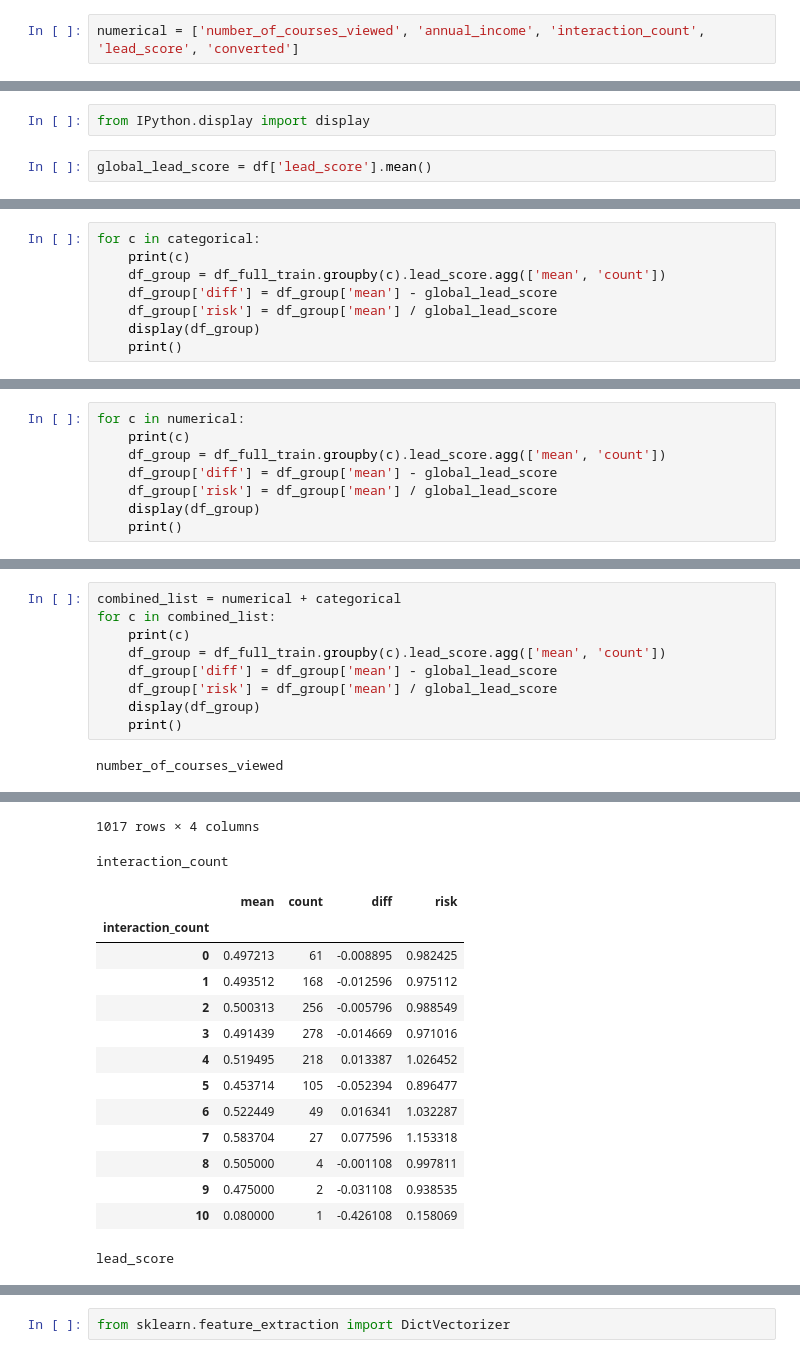
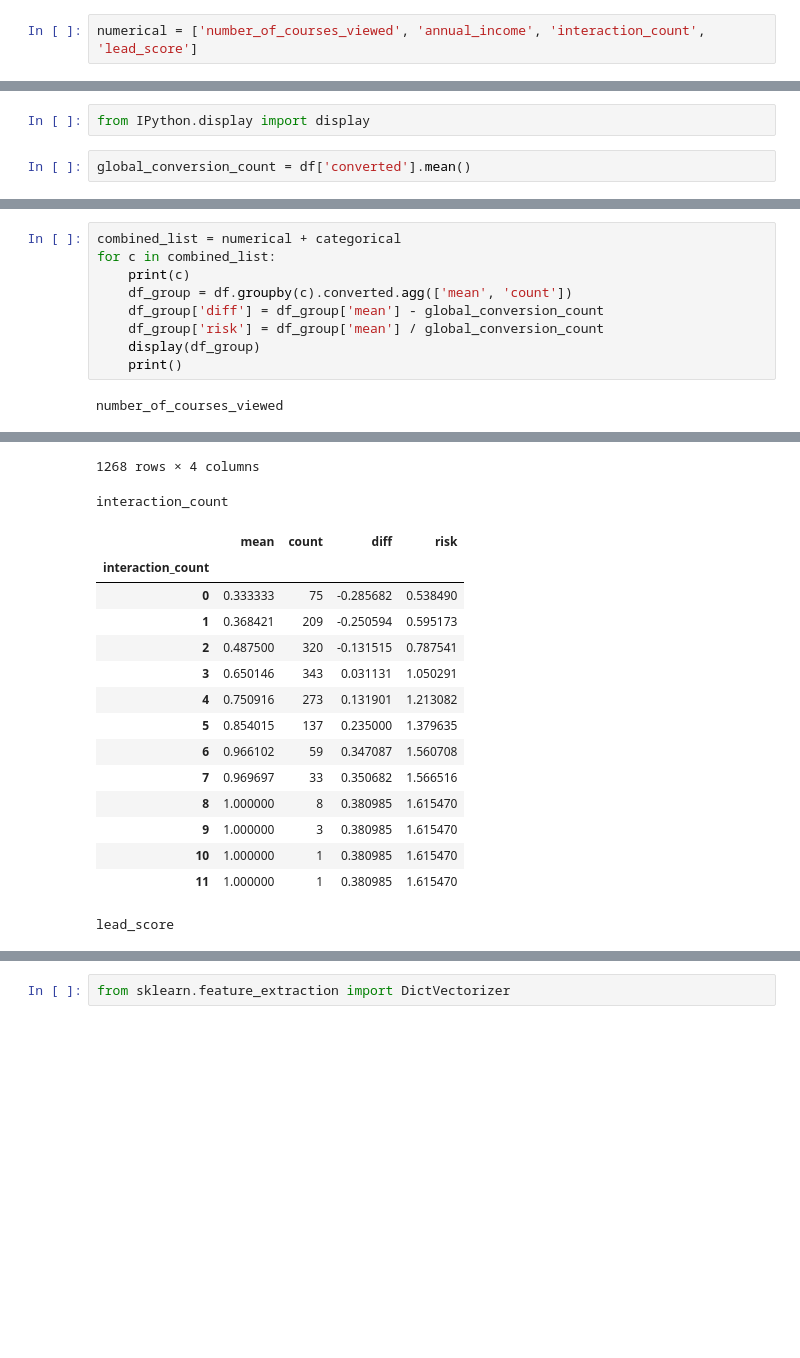
Before and after one commit to clicksuku/skpmlzoomcamp, a Jupyter notebook: Module3/Module 3_Homework.ipynb, the cells around one changed output, grey strips where cells are left out. Cells and saved outputs as stored; diff of their text form; blank space fills up the shorter version.

```diff
--- a/Module3/Module 3_Homework.ipynb
+++ b/Module3/Module 3_Homework.ipynb
@@ -38,7 +25,7 @@ categorical
 # %% [output]
 ['lead_source', 'industry', 'employment_status', 'location']
 # %%
-numerical = ['number_of_courses_viewed', 'annual_income', 'interaction_count', 'lead_score', 'converted']
+numerical = ['number_of_courses_viewed', 'annual_income', 'interaction_count', 'lead_score']
 # %%
 df[numerical]
 # %% [output]
@@ -140,5 +106,5 @@ Name: proportion, Length: 101, dtype: float64
 # %%
 from IPython.display import display
 # %%
-global_lead_score = df['lead_score'].mean()
+global_conversion_count = df['converted'].mean()
 # %%
@@ -148,8 +113,0 @@ global_lead_score
-# %%
-for c in categorical:
-    print(c)
-    df_group = df_full_train.groupby(c).lead_score.agg(['mean', 'count'])
-    df_group['diff'] = df_group['mean'] - global_lead_score
-    df_group['risk'] = df_group['mean'] / global_lead_score
-    display(df_group)
-    print()
@@ -196,8 +113,0 @@ location
-# %%
-for c in numerical:
-    print(c)
-    df_group = df_full_train.groupby(c).lead_score.agg(['mean', 'count'])
-    df_group['diff'] = df_group['mean'] - global_lead_score
-    df_group['risk'] = df_group['mean'] / global_lead_score
-    display(df_group)
-    print()
@@ -268,9 +115,9 @@ converted
 combined_list = numerical + categorical
 for c in combined_list:
     print(c)
-    df_group = df_full_train.groupby(c).lead_score.agg(['mean', 'count'])
-    df_group['diff'] = df_group['mean'] - global_lead_score
-    df_group['risk'] = df_group['mean'] / global_lead_score
+    df_group = df.groupby(c).converted.agg(['mean', 'count'])
+    df_group['diff'] = df_group['mean'] - global_conversion_count
+    df_group['risk'] = df_group['mean'] / global_conversion_count
     display(df_group)
     print()
 # %% [output]
@@ -304,18 +151,19 @@ annual_income
-1017 rows × 4 columns
+1268 rows × 4 columns
 interaction_count
 |  | mean | count | diff | risk |
 | interaction_count |  |  |  |  |
-| 0 | 0.497213 | 61 | -0.008895 | 0.982425 |
-| 1 | 0.493512 | 168 | -0.012596 | 0.975112 |
-| 2 | 0.500313 | 256 | -0.005796 | 0.988549 |
-| 3 | 0.491439 | 278 | -0.014669 | 0.971016 |
-| 4 | 0.519495 | 218 | 0.013387 | 1.026452 |
-| 5 | 0.453714 | 105 | -0.052394 | 0.896477 |
-| 6 | 0.522449 | 49 | 0.016341 | 1.032287 |
-| 7 | 0.583704 | 27 | 0.077596 | 1.153318 |
-| 8 | 0.505000 | 4 | -0.001108 | 0.997811 |
-| 9 | 0.475000 | 2 | -0.031108 | 0.938535 |
-| 10 | 0.080000 | 1 | -0.426108 | 0.158069 |
+| 0 | 0.333333 | 75 | -0.285682 | 0.538490 |
+| 1 | 0.368421 | 209 | -0.250594 | 0.595173 |
+| 2 | 0.487500 | 320 | -0.131515 | 0.787541 |
+| 3 | 0.650146 | 343 | 0.031131 | 1.050291 |
+| 4 | 0.750916 | 273 | 0.131901 | 1.213082 |
+| 5 | 0.854015 | 137 | 0.235000 | 1.379635 |
+| 6 | 0.966102 | 59 | 0.347087 | 1.560708 |
+| 7 | 0.969697 | 33 | 0.350682 | 1.566516 |
+| 8 | 1.000000 | 8 | 0.380985 | 1.615470 |
+| 9 | 1.000000 | 3 | 0.380985 | 1.615470 |
+| 10 | 1.000000 | 1 | 0.380985 | 1.615470 |
+| 11 | 1.000000 | 1 | 0.380985 | 1.615470 |
 lead_score
 |  | mean | count | diff | risk |
 | lead_score |  |  |  |  |
```
Also changed, not shown: parts of 68 cells of this notebook.
